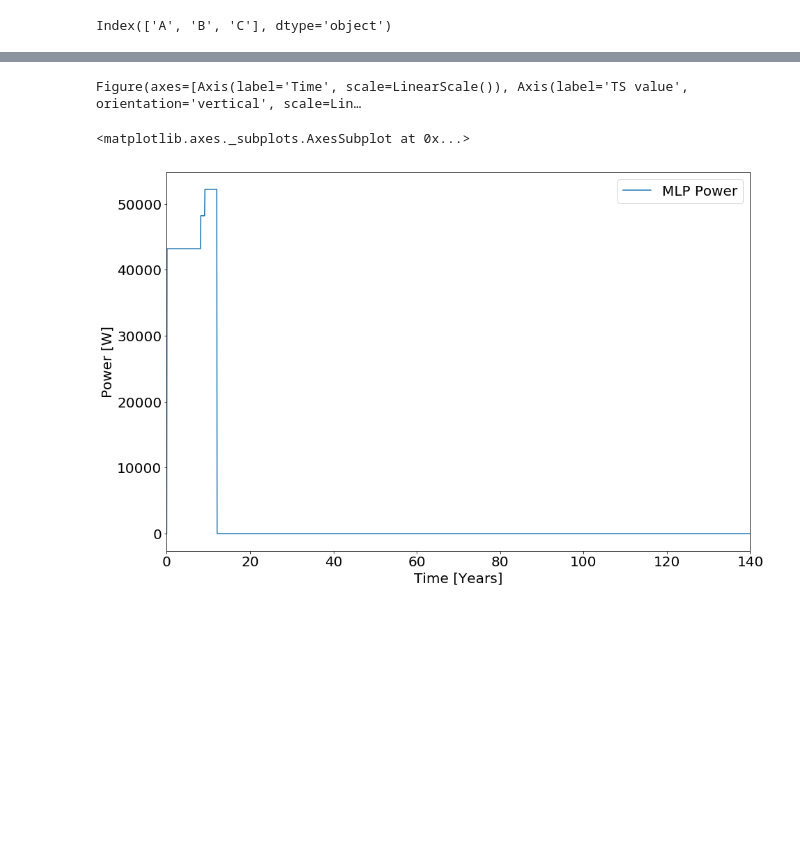
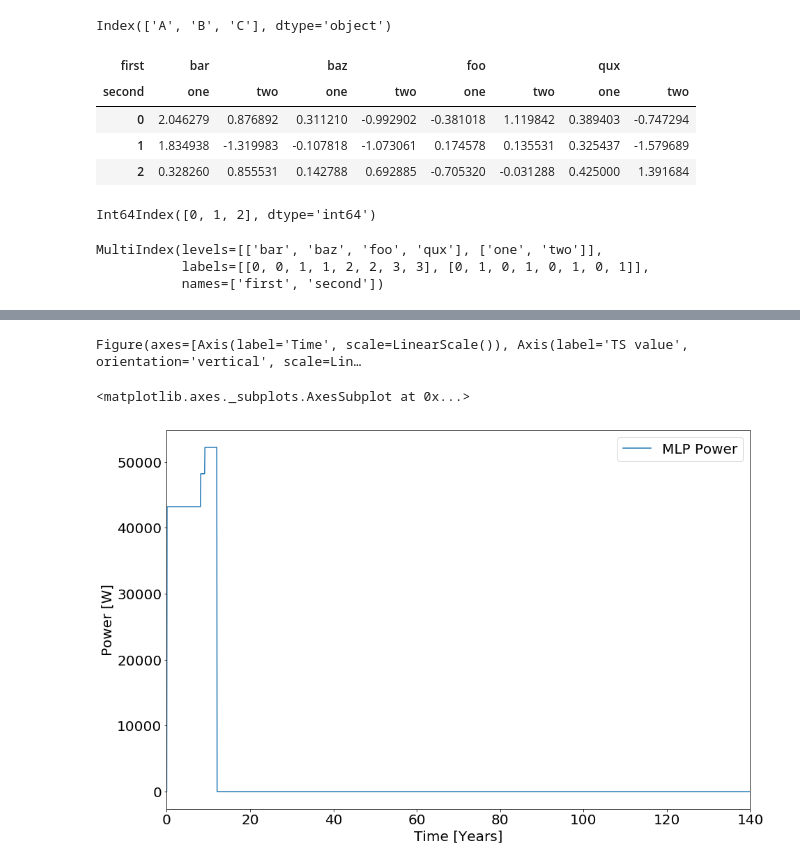
Before and after one commit to orpheus92/CyQuery, a Jupyter notebook: Di's Test.ipynb, the cells around one changed output, grey strips where cells are left out. Drawn from its saved outputs; the diff is of its cells as text; code cells hidden in the pictures; blank space fills up the shorter version.

```diff
--- a/Di's Test.ipynb
+++ b/Di's Test.ipynb
@@ -55,0 +47,18 @@ cp.enable(['BrushX', 'Fast_Brush','Brush', 'Pan_Zoom', 'Index_Selector'])
+# %%
+df.head()
+# %% [output]
+| first | bar |  | baz |  | foo |  | qux |  |
+| second | one | two | one | two | one | two | one | two |
+| 0 | 2.046279 | 0.876892 | 0.311210 | -0.992902 | -0.381018 | 1.119842 | 0.389403 | -0.747294 |
+| 1 | 1.834938 | -1.319983 | -0.107818 | -1.073061 | 0.174578 | 0.135531 | 0.325437 | -1.579689 |
+| 2 | 0.328260 | 0.855531 | 0.142788 | 0.692885 | -0.705320 | -0.031288 | 0.425000 | 1.391684 |
+# %%
+df.index
+# %% [output]
+Int64Index([0, 1, 2], dtype='int64')
+# %%
+df.columns
+# %% [output]
+MultiIndex(levels=[['bar', 'baz', 'foo', 'qux'], ['one', 'two']],
+           labels=[[0, 0, 1, 1, 2, 2, 3, 3], [0, 1, 0, 1, 0, 1, 0, 1]],
+           names=['first', 'second'])
```
Also changed, not shown: parts of 11 cells of this notebook, 4 other files.
